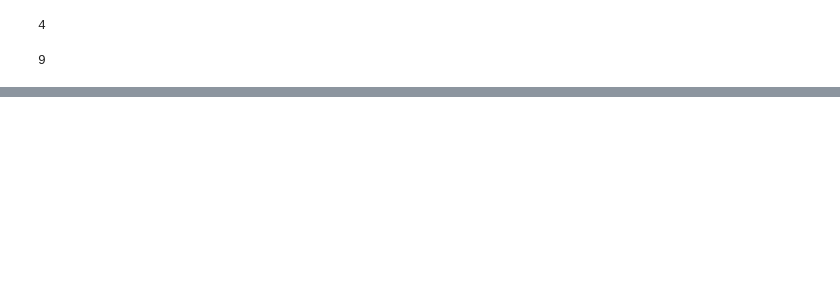
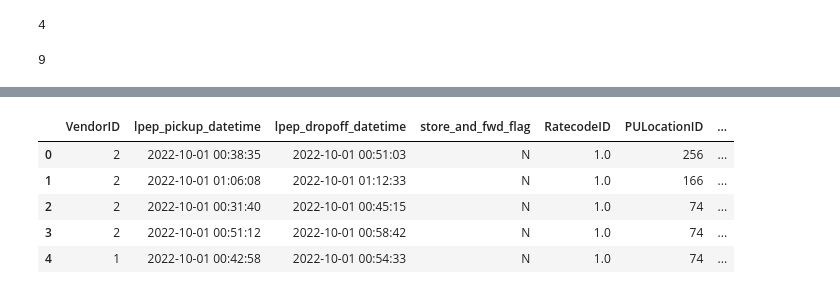
Before and after one commit to AditeeSingh/mlops_project, a Jupyter notebook: model1.ipynb, the cells around one changed output, grey strips where cells are left out. Saved outputs shown, nothing was run; the diff lists cells and outputs as text; code cells hidden in the pictures; blank space fills up the shorter version.

```diff
--- a/model1.ipynb
+++ b/model1.ipynb
@@ -29,0 +23,11 @@ import pandas as pd
+# %%
+df = pd.read_parquet('/Users/aditisingh/Downloads/MLOPS_Project/green_tripdata_2022-10.parquet')
+# %%
+df.head()
+# %% [output]
+|  | VendorID | lpep_pickup_datetime | lpep_dropoff_datetime | store_and_fwd_flag | RatecodeID | PULocationID | ... |
+| 0 | 2 | 2022-10-01 00:38:35 | 2022-10-01 00:51:03 | N | 1.0 | 256 | ... |
+| 1 | 2 | 2022-10-01 01:06:08 | 2022-10-01 01:12:33 | N | 1.0 | 166 | ... |
+| 2 | 2 | 2022-10-01 00:31:40 | 2022-10-01 00:45:15 | N | 1.0 | 74 | ... |
+| 3 | 2 | 2022-10-01 00:51:12 | 2022-10-01 00:58:42 | N | 1.0 | 74 | ... |
+| 4 | 1 | 2022-10-01 00:42:58 | 2022-10-01 00:54:33 | N | 1.0 | 74 | ... |
```
Also changed, not shown: parts of 36 cells of this notebook.
